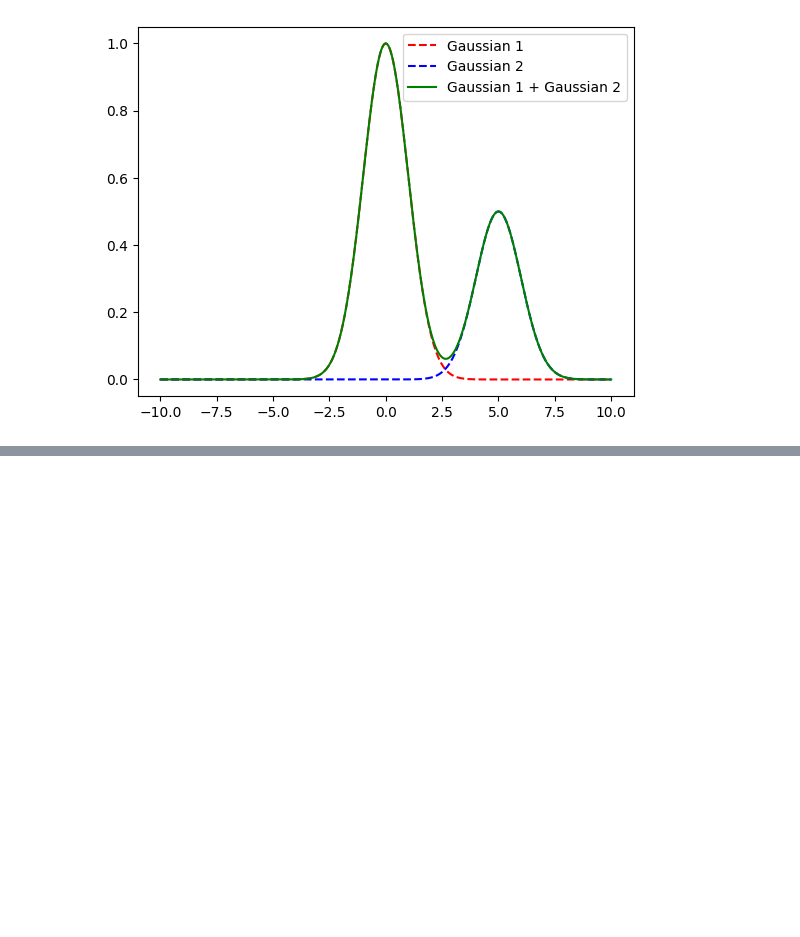
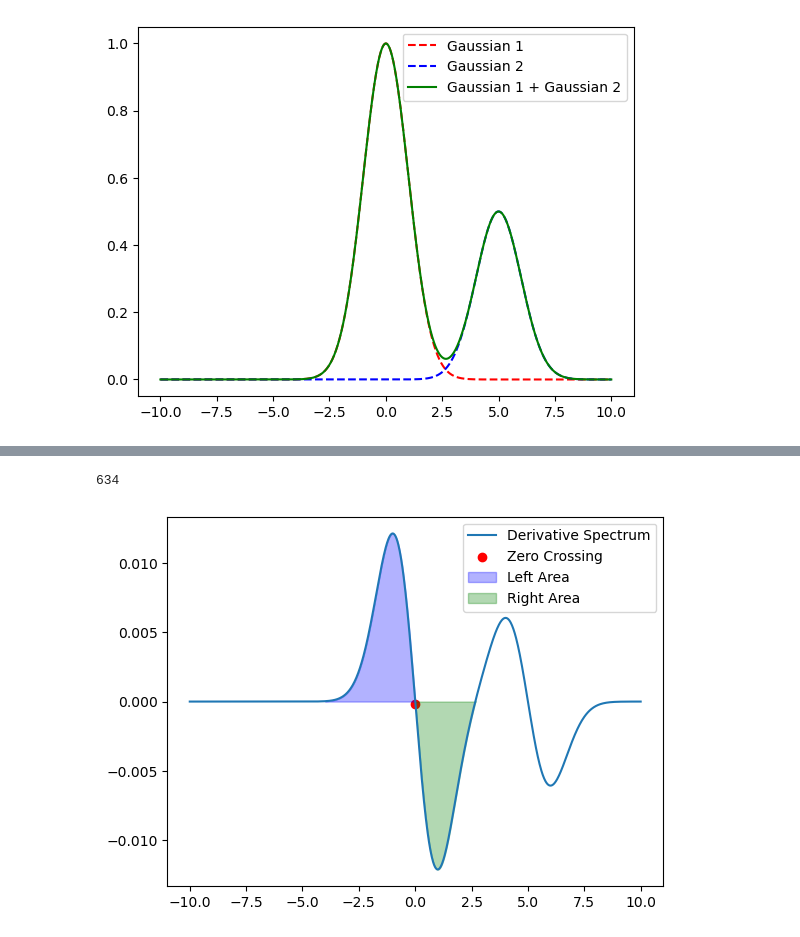
Before and after one commit to LukasMeinschad/ir_peak_int, a Jupyter notebook: peak_int_test.ipynb, the cells around one changed output, grey strips where cells are left out. Cells and saved outputs as stored; diff of their text form; code cells hidden in the pictures; blank space fills up the shorter version.

```diff
--- a/peak_int_test.ipynb
+++ b/peak_int_test.ipynb
@@ -98,0 +248,47 @@ SyntaxError: positional argument follows keyword argument (535556992.py, line 17
+# %%
+# Lets try a manual optimization
+
+
+def area_difference(right_bound, x,y_prime, left_bound, zero_crossing):
+    right_bound = int(right_bound)
+
+    left_area = np.trapz(y_prime[left_bound:zero_crossing], x[left_bound:zero_crossing])
+    right_area = np.trapz(y_prime[zero_crossing:right_bound], x[zero_crossing:right_bound])
+
+    return np.abs(left_area) - np.abs(right_area)
+
+
+left_bound = 300
+zero_crossing = zero_crossings_indices[0]
+initial_right_bound = 550
+user_top_bound = 700
+
+best_right_bound = initial_right_bound
+best_area_diff = area_difference(initial_right_bound,x,y_prime,left_bound,zero_crossing)
+
+step_size=1
+
+
+for right_bound in range(initial_right_bound, user_top_bound, step_size):
+    current_area_diff = area_difference(right_bound,x,y_prime, left_bound, zero_crossing)
+    if current_area_diff < best_area_diff:
+        best_area_diff = current_area_diff
+        best_right_bound = right_bound
+
+right_bound = best_right_bound
+
+print(right_bound)
+
+# Plotten des Ableitungsspektrums und Markieren der Nullstellen
+plt.plot(x, y_prime, label="Derivative Spectrum")
+plt.scatter(x[zero_crossing], y_prime[zero_crossing], color="red", label="Zero Crossing")
+
+# Markieren der Bereiche mit fill_between
+plt.fill_between(x[left_bound:zero_crossing], y_prime[left_bound:zero_crossing], color='blue', alpha=0.3, label='Left Area')
+plt.fill_between(x[zero_crossing:right_bound], y_prime[zero_crossing:right_bound], color='green', alpha=0.3, label='Right Area')
+
+plt.legend()
+plt.show()
+# %% [output]
+634
+[figure, added]
```
Also changed, not shown: parts of 5 cells of this notebook.
